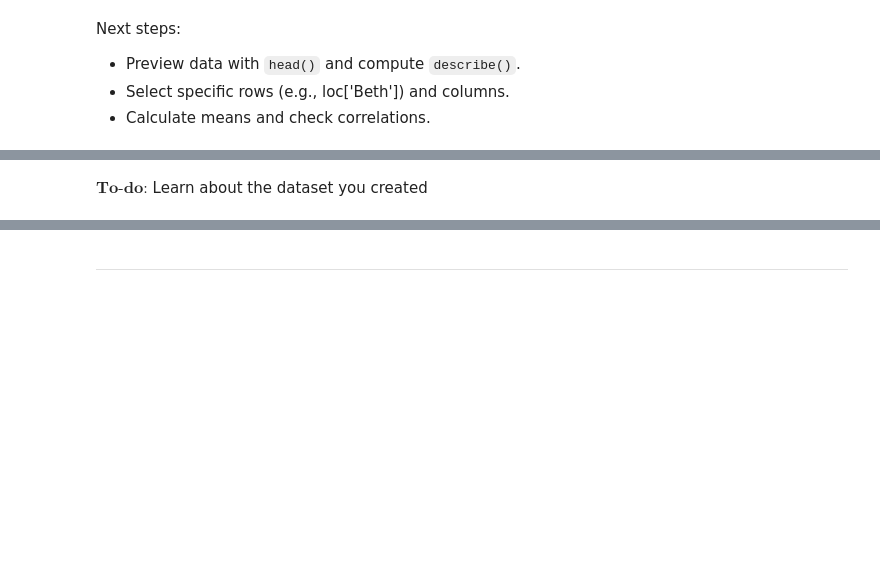
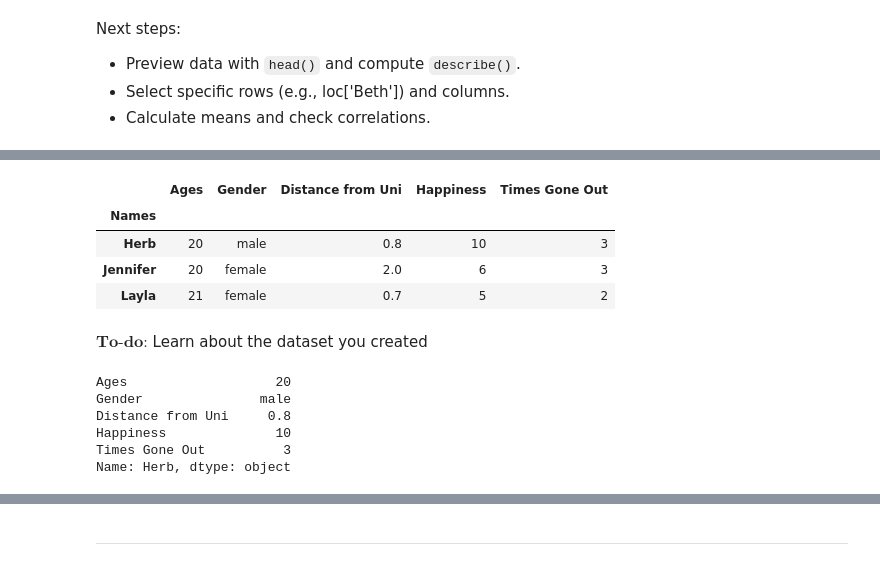
Before and after one commit to HerbDavis20/HerbDavis20.github.io, a Jupyter notebook: python workshop/Exercise1_INTRO.ipynb, the cells around one changed output, grey strips where cells are left out. Saved outputs shown, nothing was run; the diff lists cells and outputs as text; code cells hidden in the pictures; blank space fills up the shorter version.

```diff
--- a/python workshop/Exercise1_INTRO.ipynb
+++ b/python workshop/Exercise1_INTRO.ipynb
@@ -122,10 +174,24 @@ df_students.describe()
 # %%
 # Set the name column as the row index for easy lookups.
-df_students = df_students.set_index('name')
-df_students.head()
+df_group = df_group.set_index('Names')
+df_group.head()
+# %% [output]
+|  | Ages | Gender | Distance from Uni | Happiness | Times Gone Out |
+| Names |  |  |  |  |  |
+| Herb | 20 | male | 0.8 | 10 | 3 |
+| Jennifer | 20 | female | 2.0 | 6 | 3 |
+| Layla | 21 | female | 0.7 | 5 | 2 |
 # %% [markdown]
 $\textbf{To-do:}$ Learn about the dataset you created
 # %%
 # Select a row by label using .loc and the name.
+df_group.loc['Herb']
+# %% [output]
+Ages                   20
+Gender               male
+Distance from Uni     0.8
+Happiness              10
+Times Gone Out          3
+Name: Herb, dtype: object
 # %%
 # Select multiple columns from the DataFrame.
```
Also changed, not shown: parts of 30 cells of this notebook, 1 other file.
